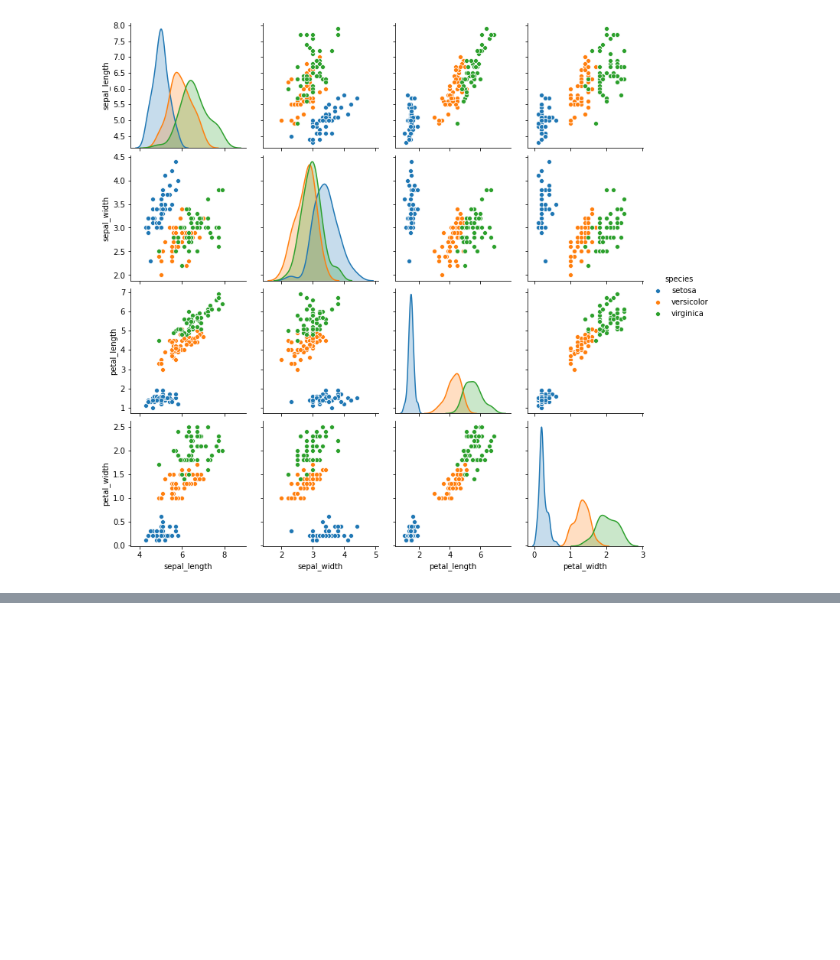
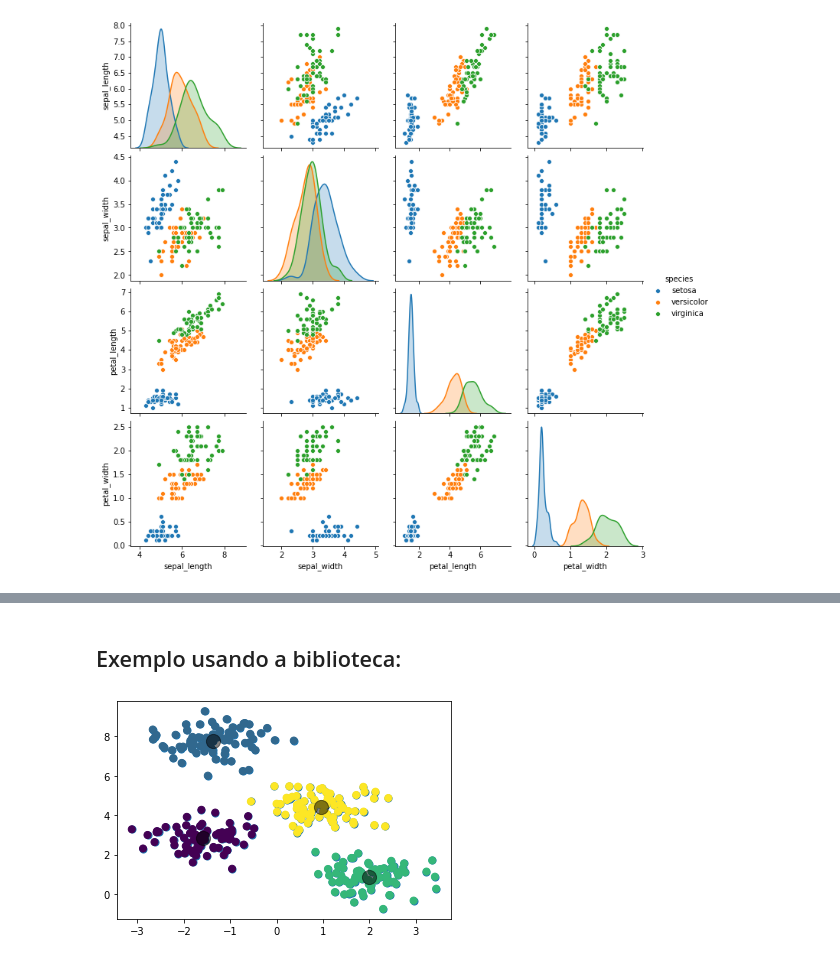
Before and after one commit to filipemarinho/pattern-recognition, a Jupyter notebook: P5/P5.ipynb, the cells around one changed output, grey strips where cells are left out. Drawn from its saved outputs; the diff is of its cells as text; code cells hidden in the pictures; blank space fills up the shorter version.

```diff
--- a/P5/P5.ipynb
+++ b/P5/P5.ipynb
@@ -127,0 +60,22 @@ ModuleNotFoundError: No module named 'tensorflow'
+# %% [markdown]
+## Exemplo usando a biblioteca:
+# %%
+from sklearn.cluster import KMeans
+from sklearn.datasets.samples_generator import make_blobs
+
+X, y_true = make_blobs(n_samples=300, centers=4,
+                       cluster_std=0.60, random_state=0)
+plt.scatter(X[:, 0], X[:, 1], s=50);
+# print(X.shape)
+# print(y_true.shape)
+# print((X[:, 0]))
+kms = KMeans(4)
+
+kms.fit(X)
+y_kms = kms.predict(X)
+plt.scatter(X[:, 0], X[:, 1], c=y_kms, s=50, cmap='viridis')
+
+centers = kms.cluster_centers_
+plt.scatter(centers[:, 0], centers[:, 1], c='black', s=200, alpha=0.5);
+# %% [output]
+[figure, added]
```
Also changed, not shown: parts of 8 cells of this notebook, 4 other files.
